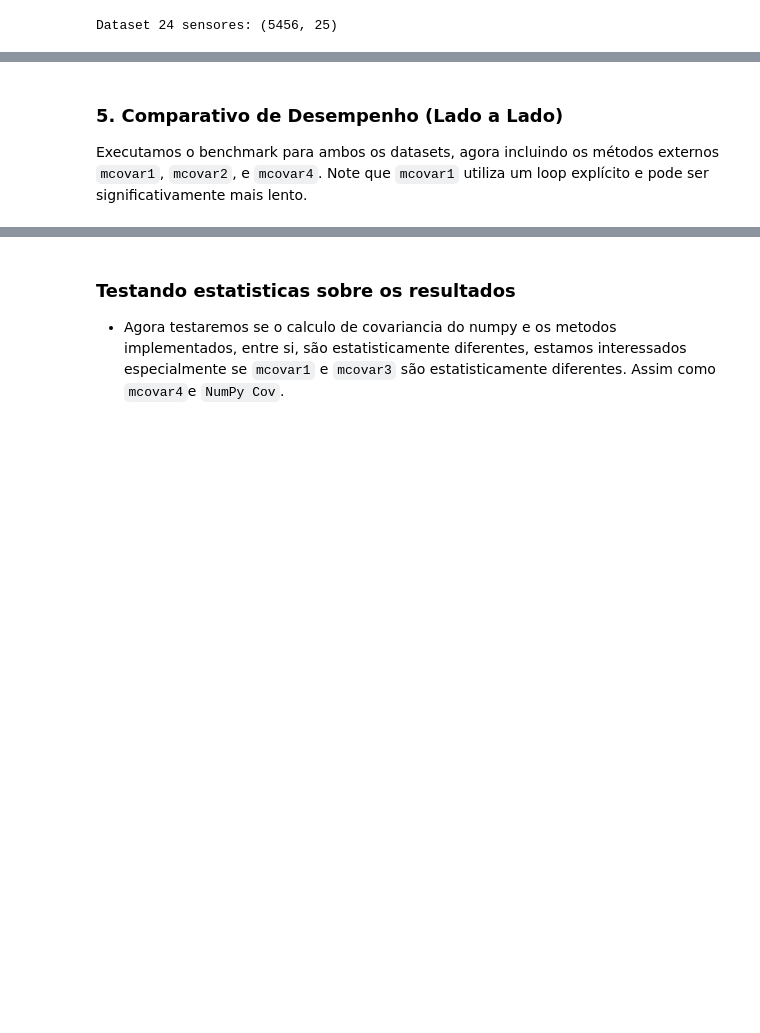
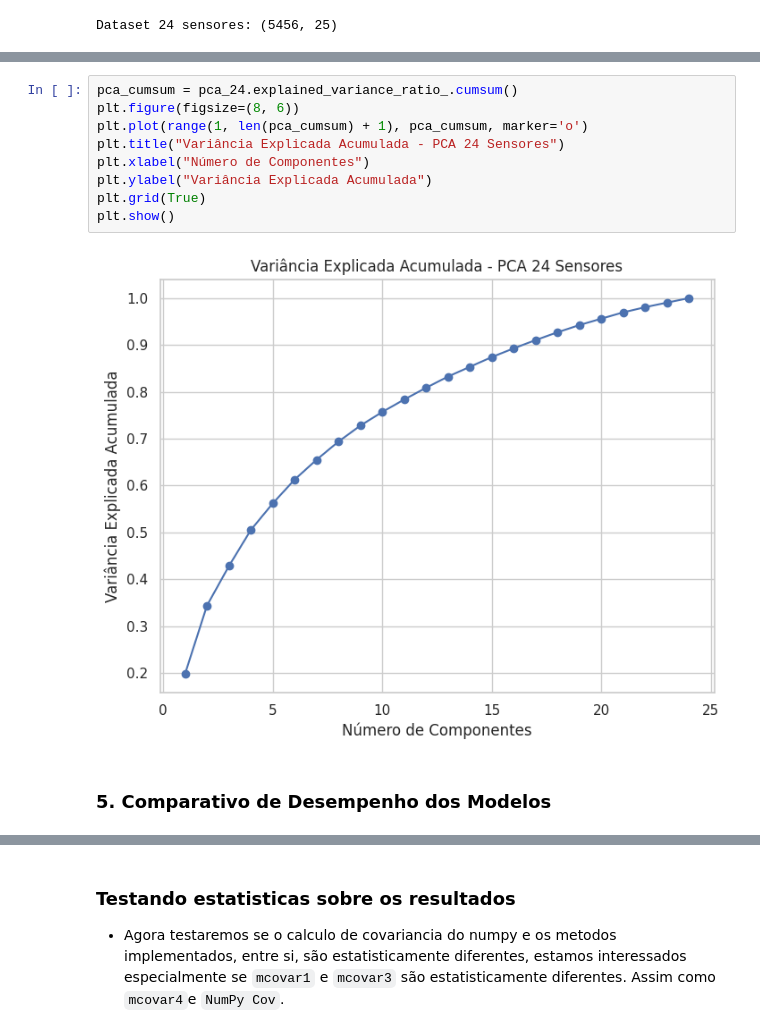
Before and after one commit to LucasJLBraz/Trabalhos_Rec_Padroes, a Jupyter notebook: notebooks/Trabalho Computacional 3/trabalho3_experimentos.ipynb, the cells around one changed output, grey strips where cells are left out. Cells and saved outputs as stored; diff of their text form; blank space fills up the shorter version.

```diff
--- a/notebooks/Trabalho Computacional 3/trabalho3_experimentos.ipynb
+++ b/notebooks/Trabalho Computacional 3/trabalho3_experimentos.ipynb
@@ -112,5 +97,14 @@ Mcovar 4 | norma(C - C_ref): 0.0021226639614562023
+# %%
+pca_cumsum = pca_24.explained_variance_ratio_.cumsum()
+plt.figure(figsize=(8, 6))
+plt.plot(range(1, len(pca_cumsum) + 1), pca_cumsum, marker='o')
+plt.title("Variância Explicada Acumulada - PCA 24 Sensores")
+plt.xlabel("Número de Componentes")
+plt.ylabel("Variância Explicada Acumulada")
+plt.grid(True)
+plt.show()
+# %% [output]
+[figure, added]
 # %% [markdown]
-### 5. Comparativo de Desempenho (Lado a Lado)
-Executamos o benchmark para ambos os datasets, agora incluindo os métodos externos `mcovar1`, `mcovar2`, e `mcovar4`.
-Note que `mcovar1` utiliza um loop explícito e pode ser significativamente mais lento.
+### 5. Comparativo de Desempenho dos Modelos
 # %%
```
Also changed, not shown: parts of 19 cells of this notebook, 6 other files.
